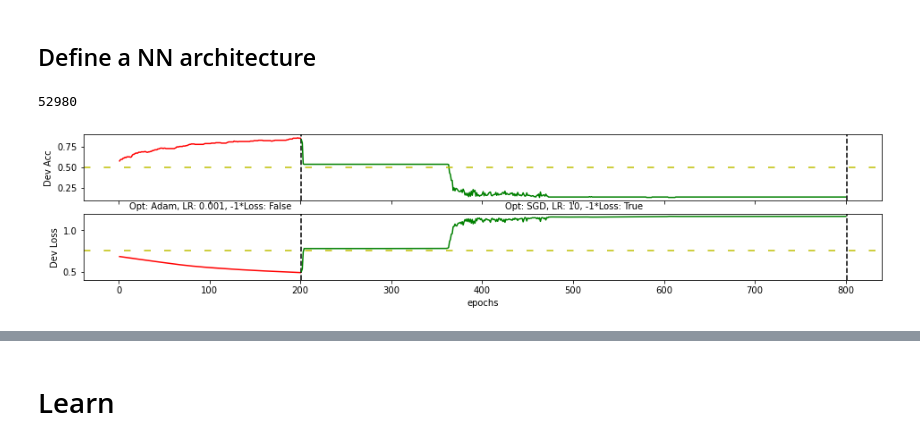
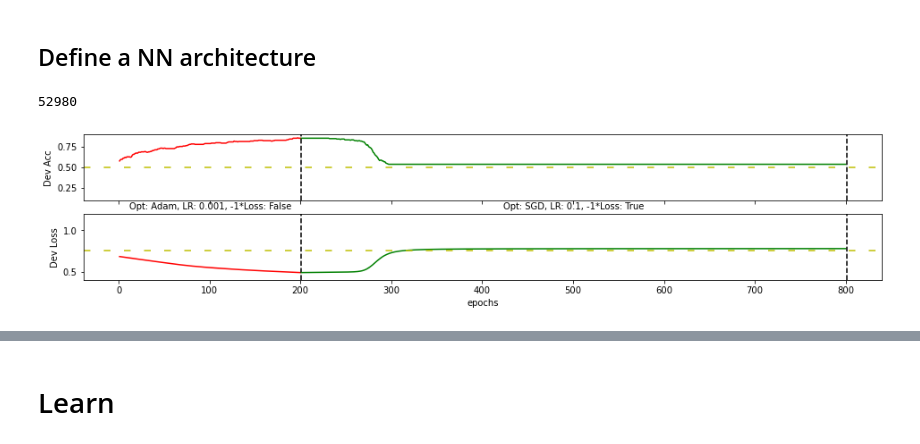
Before and after one commit to Libr-AI/fairlib, a Jupyter notebook: dev/dev_unleanring.ipynb, the cells around one changed output, grey strips where cells are left out. Drawn from its saved outputs; the diff is of its cells as text; code cells hidden in the pictures.

```diff
--- a/dev/dev_unleanring.ipynb
+++ b/dev/dev_unleanring.ipynb
@@ -175,17 +175,17 @@ def exam_unlearning(
 # %%
 set_all_seed(2021)
 for _ in range(1):
     _seed = random.randint(0,1e+5)
     print(_seed)
     exam_unlearning(
-        optimizers = [(Adam, 0.001), (SGD, 10)],
+        optimizers = [(Adam, 0.001), (SGD, 0.1)],
         negative_loss = [False, True],
         epochs  = [200, 600],
         uniform_label= [False, False],
         seed=_seed,
         plot_path = Path(r"D:\Project\XH-PhD\Meeting Recap\Img\Adv_Learn_to_Forget"),
-        # file_name = "exp4_SGD_1e+1"
+        file_name = "exp4_SGD_1e-1"
         )
 # %% [output]
 52980
-[figure, old version]
+[figure, new version]
```
Also changed, not shown: parts of 1 cell of this notebook.
